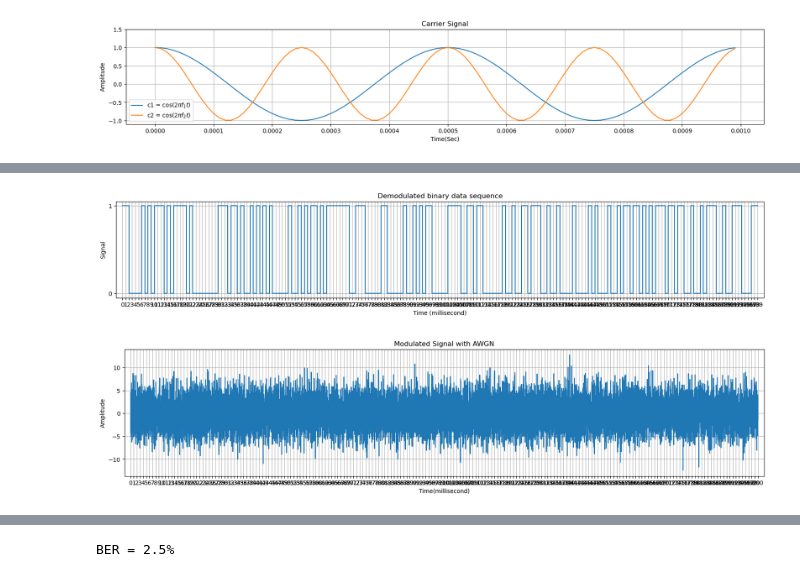
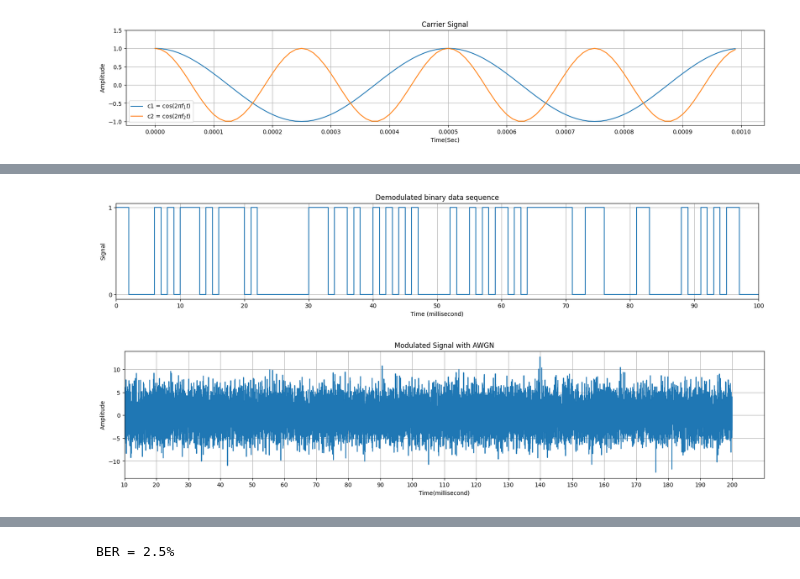
Before and after one commit to lightningdhna/KTTT, a Jupyter notebook: FSK.ipynb, the cells around one changed output, grey strips where cells are left out. Cells and saved outputs as stored; diff of their text form; code cells hidden in the pictures.

```diff
--- a/FSK.ipynb
+++ b/FSK.ipynb
@@ -57,13 +58,14 @@ plt.show()
 # %%
 # perform FSK modulation
-mod = np.where(digit==0, c1, c2)
+modulated_signal = np.where(digit == 0, c1, c2)
 
 # plot the FSK modulated signal
 plt.figure(figsize=(20,4))
-plt.plot(1000*t,mod)
-plt.xlabel('Time (Milisecond)')
+plt.plot(1000 * t, modulated_signal)
+plt.xlabel('Time (Millisecond)')
 plt.ylabel('Amplitude (Volts)')
-plt.xticks(1000*np.arange(0,Tb*n+Tb,Tb))
+plt.xticks(1000*np.arange(0,Tb*n+Tb,Tb*10))
+plt.xlim(0,100)
 plt.yticks(np.arange(-1,1.5,0.5))
 plt.grid(True)
 plt.title('Modulated Signal')
@@ -89,11 +91,12 @@ def demodulate(mod):
 # %%
 # demodulate the signal
-demod = demodulate(mod)
+demod = demodulate(modulated_signal)
 
 # plot the demodulated binary data sequence
 plt.figure(figsize = (20, 3))
 plt.title('Demodulated binary data sequence')
-plt.xticks(1000*np.arange(0,Tb*n,Tb))
+plt.xticks(1000*np.arange(0,Tb*n,Tb*10))
+plt.xlim(0,100)
 plt.xlabel('Time (millisecond)')
 plt.ylabel('Signal')
 plt.yticks([0,1])
@@ -101,26 +104,27 @@ plt.step(1000*np.arange(0,Tb*n,Tb), demod)
 plt.margins(x=0.01, y=0.05)
 plt.grid(True)
 # %% [output]
-[figure, old version]
+[figure, new version]
 # %%
 N0 = 16
 std = np.sqrt(N0/2)
 
 #FSK Modulation with AWGN
-awgn_mod = mod + np.random.normal(0, std, len(mod))
+awgn_mod = modulated_signal + np.random.normal(0, std, len(modulated_signal))
 
 # plot the modulated signal with AWGN
 plt.figure(figsize=(20,4))
 plt.plot(1000*t,awgn_mod)
 plt.xlabel('Time(millisecond)')
 plt.ylabel('Amplitude')
-plt.xticks(1000*np.arange(0,Tb*n+Tb,Tb))
+plt.xticks(1000*np.arange(0,Tb*n+Tb,Tb*10))
+plt.xlim(10)
 plt.grid(True)
 plt.title('Modulated Signal with AWGN')
 plt.margins(x=0.01, y=0.05)
 plt.show()
 # %% [output]
-[figure, old version]
+[figure, new version]
 # %%
 # demodulate the signal with AWGN
 awgn_demod = demodulate(awgn_mod)
```
Also changed, not shown: parts of 6 cells of this notebook, 2 other files.
